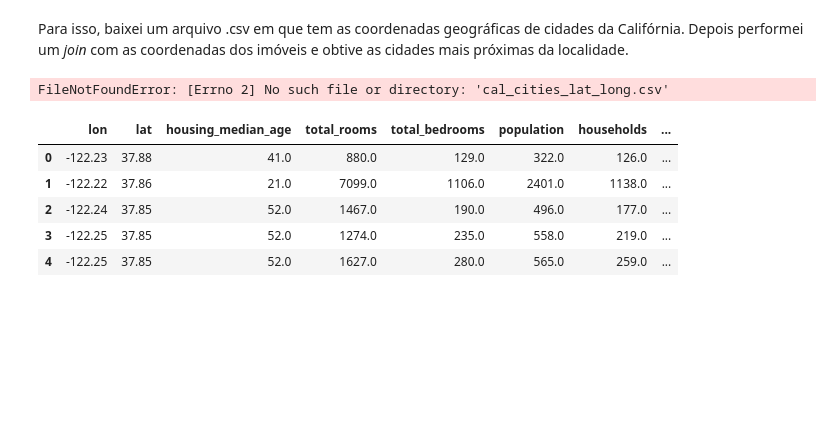
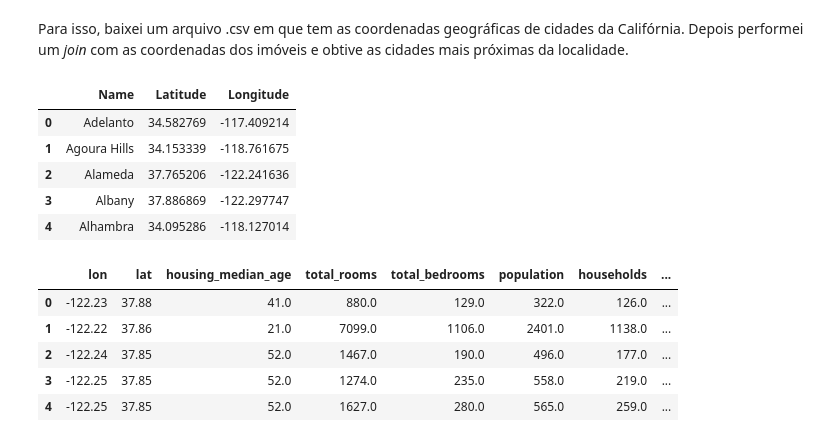
Before and after one commit to thepersonilike13/housing_prices_app, a Jupyter notebook: housing_prices_california.ipynb, the cells around one changed output. Cells and saved outputs as stored; diff of their text form; code cells hidden in the pictures; blank space fills up the shorter version.

```diff
--- a/housing_prices_california.ipynb
+++ b/housing_prices_california.ipynb
@@ -455,10 +455,15 @@ import geopandas as gpd
 geometry_housing = gpd.points_from_xy(housing['lon'], housing['lat'])
 points_housing = gpd.GeoDataFrame(housing, geometry=geometry_housing)
 # %%
-california_cities = pd.read_csv('cal_cities_lat_long.csv')
+california_cities = pd.read_csv('data/cal_cities_lat_long.csv')
 california_cities.head(5)
 # %% [output]
-FileNotFoundError: [Errno 2] No such file or directory: 'cal_cities_lat_long.csv'
+|  | Name | Latitude | Longitude |
+| 0 | Adelanto | 34.582769 | -117.409214 |
+| 1 | Agoura Hills | 34.153339 | -118.761675 |
+| 2 | Alameda | 37.765206 | -122.241636 |
+| 3 | Albany | 37.886869 | -122.297747 |
+| 4 | Alhambra | 34.095286 | -118.127014 |
 # %%
 # lendo as coordenadas a partir de longitude (x) e latitude (y) e transformando em pontos.
 geometry_cal = gpd.points_from_xy(california_cities['Longitude'], california_cities['Latitude'])
```
Also changed, not shown: parts of 14 cells of this notebook, 1 other file.
